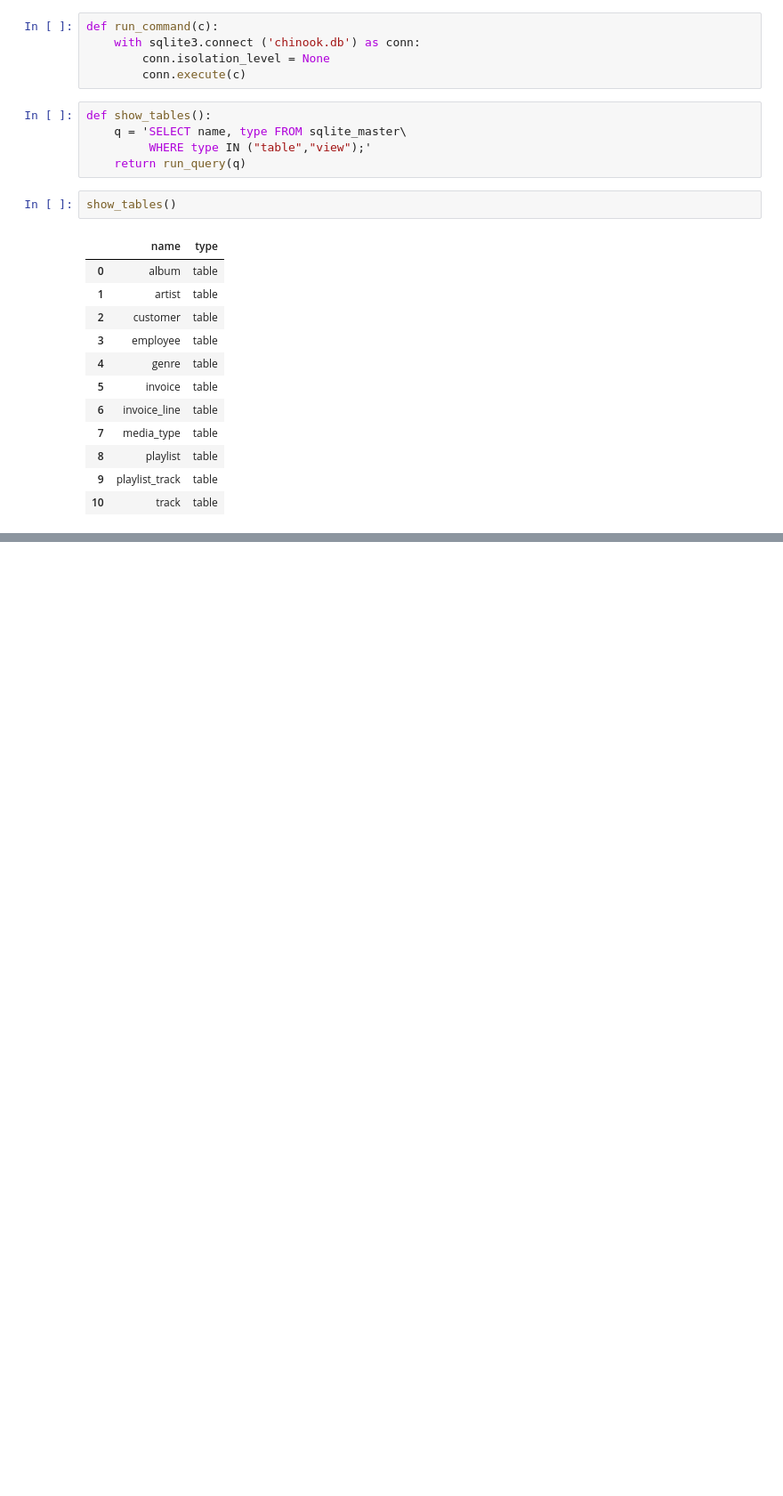
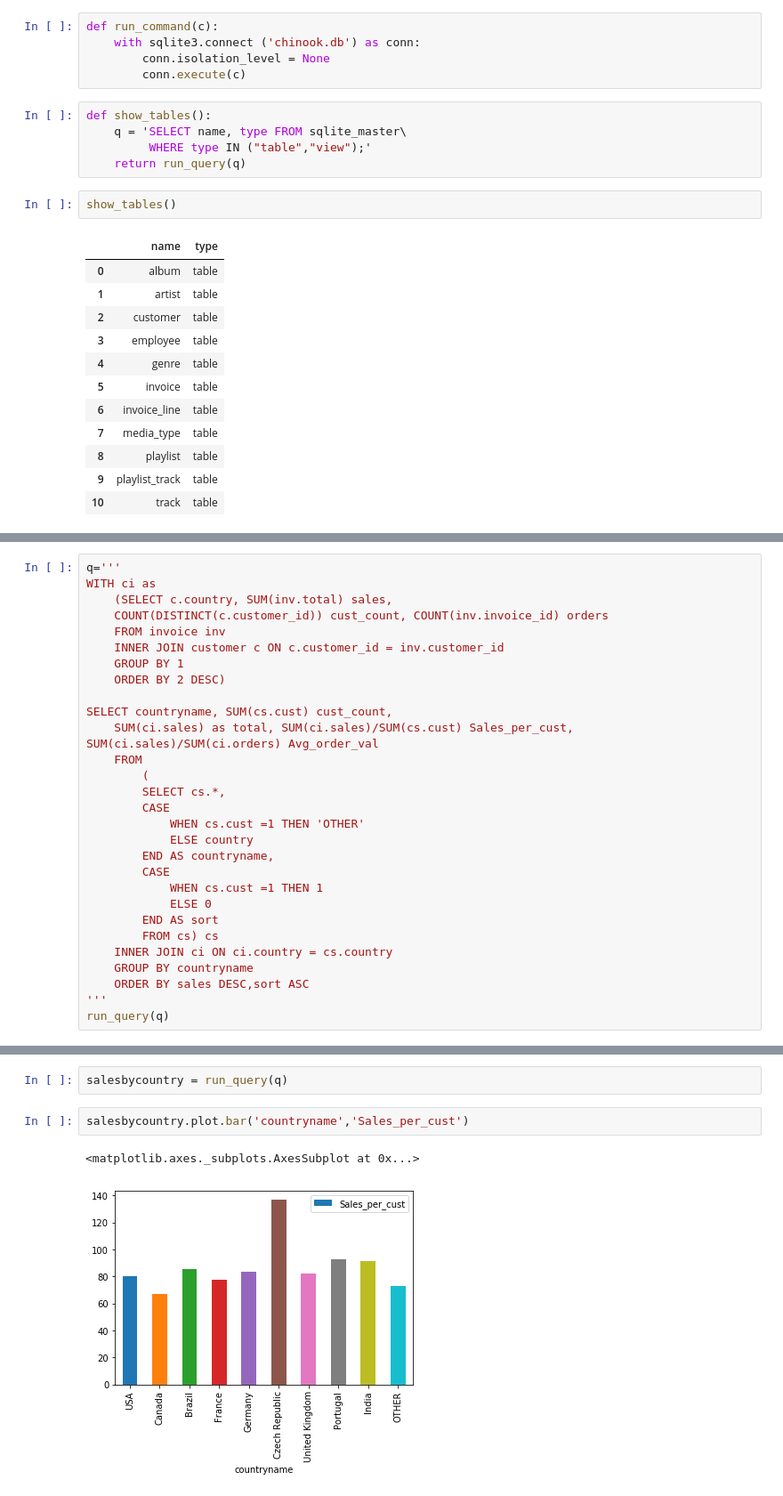
Before and after one commit to djmor12/Metis, a Jupyter notebook: SQL/Guided Project_ Answering Business Questions using SQL/Basics.ipynb, the cells around one changed output, grey strips where cells are left out. Shown at 89% size. Cells and saved outputs as stored; diff of their text form; blank space fills up the shorter version.

```diff
--- a/SQL/Guided Project_ Answering Business Questions using SQL/Basics.ipynb
+++ b/SQL/Guided Project_ Answering Business Questions using SQL/Basics.ipynb
@@ -64,0 +87,29 @@ genre_sales_usa.hist(ax=ax)
+# %%
+q='''
+WITH ci as
+    (SELECT c.country, SUM(inv.total) sales,
+    COUNT(DISTINCT(c.customer_id)) cust_count, COUNT(inv.invoice_id) orders
+    FROM invoice inv
+    INNER JOIN customer c ON c.customer_id = inv.customer_id
+    GROUP BY 1
+    ORDER BY 2 DESC)
+
+SELECT countryname, SUM(cs.cust) cust_count,
+    SUM(ci.sales) as total, SUM(ci.sales)/SUM(cs.cust) Sales_per_cust, SUM(ci.sales)/SUM(ci.orders) Avg_order_val
+    FROM
+        (
+        SELECT cs.*,
+        CASE
+            WHEN cs.cust =1 THEN 'OTHER'
+            ELSE country
+        END AS countryname,
+        CASE
+            WHEN cs.cust =1 THEN 1
+            ELSE 0
+        END AS sort
+        FROM cs) cs
+    INNER JOIN ci ON ci.country = cs.country
+    GROUP BY countryname
+    ORDER BY sales DESC,sort ASC
+'''
+run_query(q)
@@ -64,0 +128,7 @@ genre_sales_usa.hist(ax=ax)
+# %%
+salesbycountry = run_query(q)
+# %%
+salesbycountry.plot.bar('countryname','Sales_per_cust')
+# %% [output]
+<matplotlib.axes._subplots.AxesSubplot at 0x...>
+[figure, added]
```
Also changed, not shown: parts of 12 cells of this notebook, 3 other files.
